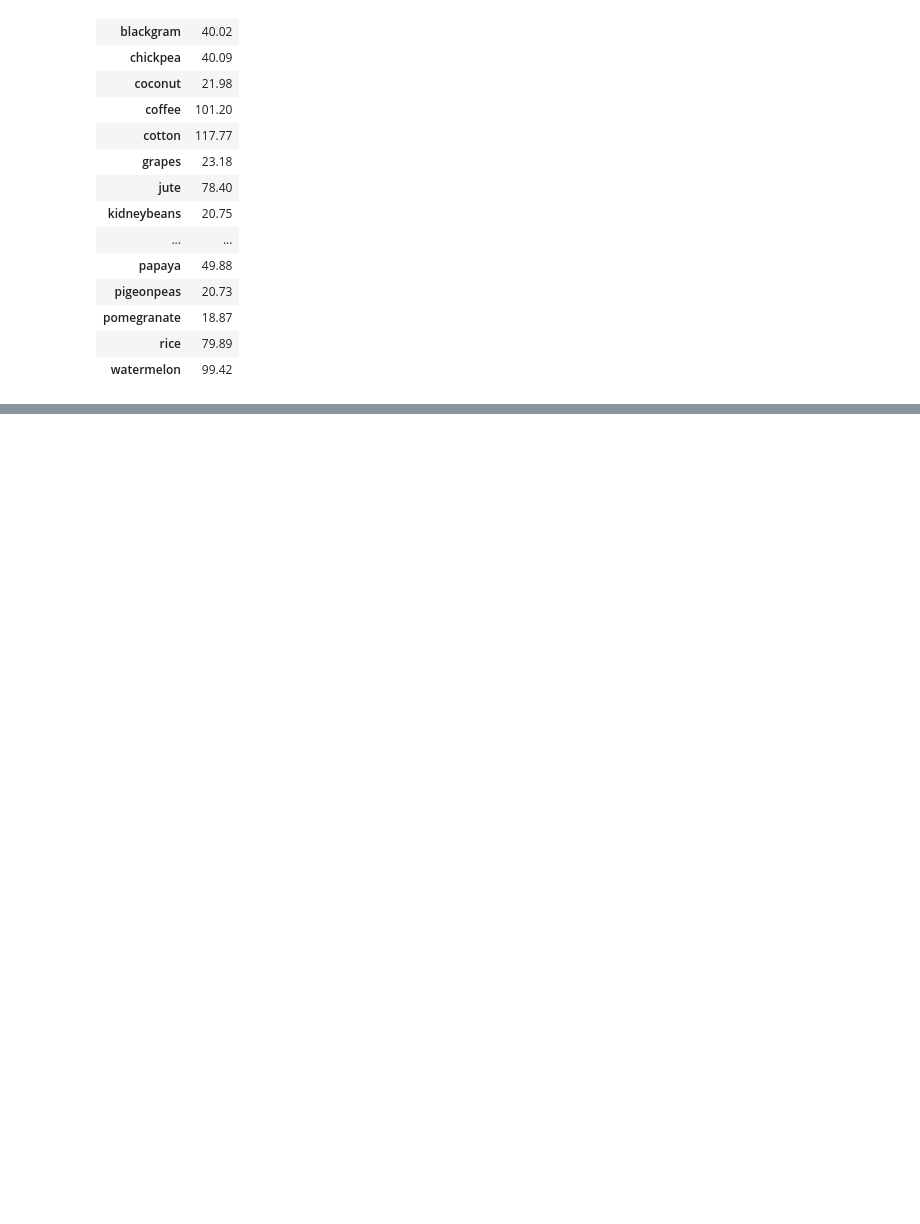
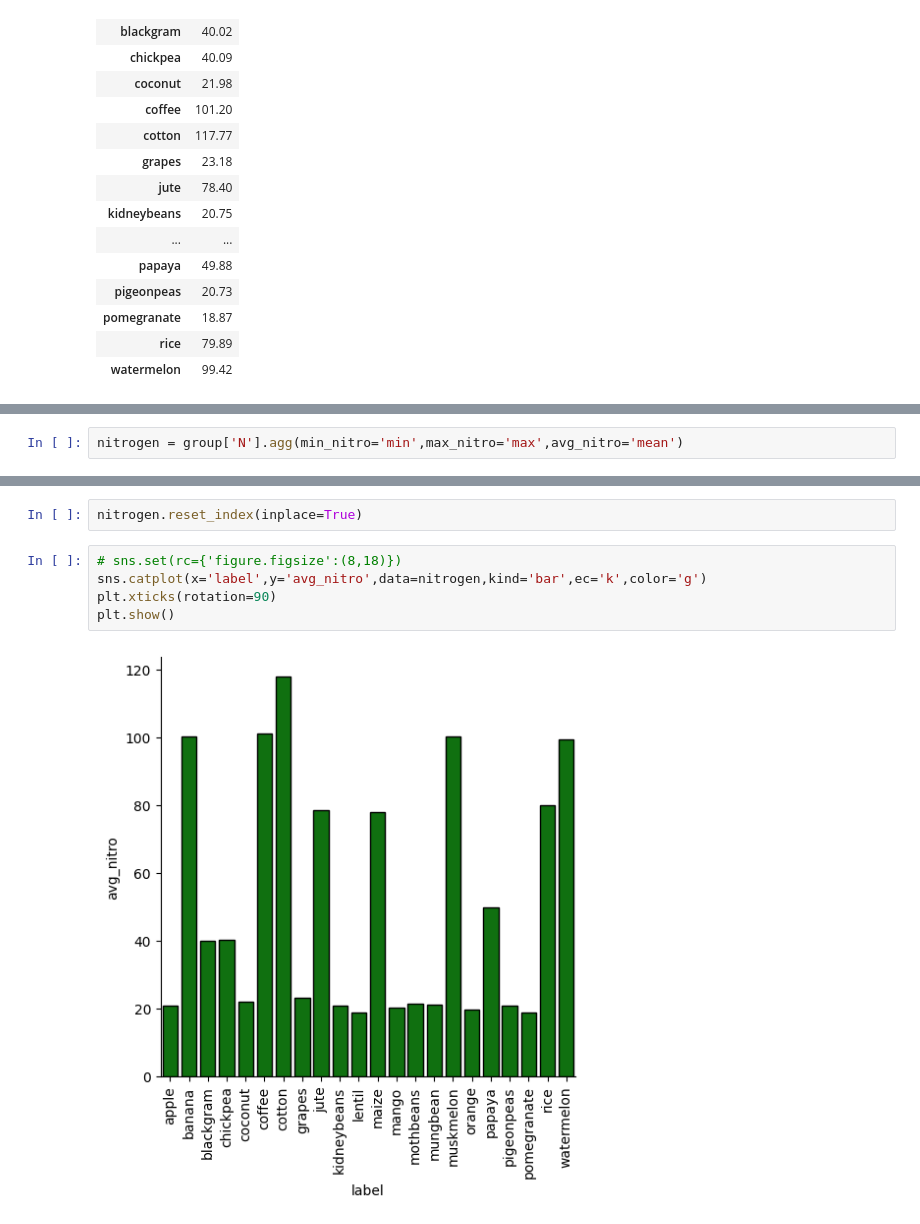
Before and after one commit to upflairs-pvt-ltd/3rd_july_datascience, a Jupyter notebook: farmer_guider/farmer.ipynb, the cells around one changed output, grey strips where cells are left out. Cells and saved outputs as stored; diff of their text form; blank space fills up the shorter version.

```diff
--- a/farmer_guider/farmer.ipynb
+++ b/farmer_guider/farmer.ipynb
@@ -57,0 +73,2 @@ group[['N']].mean()
+# %%
+nitrogen = group['N'].agg(min_nitro='min',max_nitro='max',avg_nitro='mean')
@@ -57,0 +96,9 @@ group[['N']].mean()
+# %%
+nitrogen.reset_index(inplace=True)
+# %%
+# sns.set(rc={'figure.figsize':(8,18)})
+sns.catplot(x='label',y='avg_nitro',data=nitrogen,kind='bar',ec='k',color='g')
+plt.xticks(rotation=90)
+plt.show()
+# %% [output]
+[figure, added]
```
Also changed, not shown: parts of 31 cells of this notebook, 4 other files.
